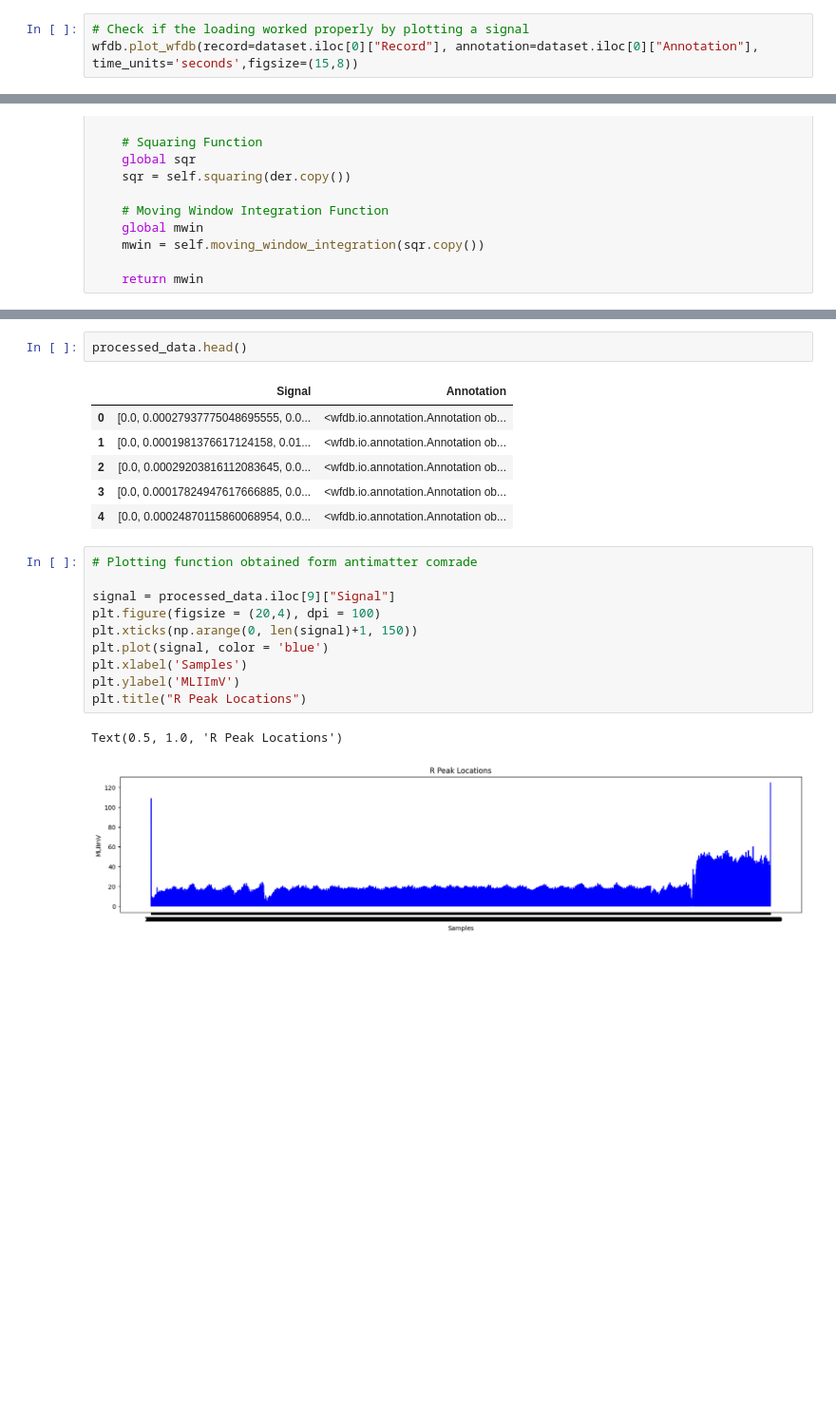
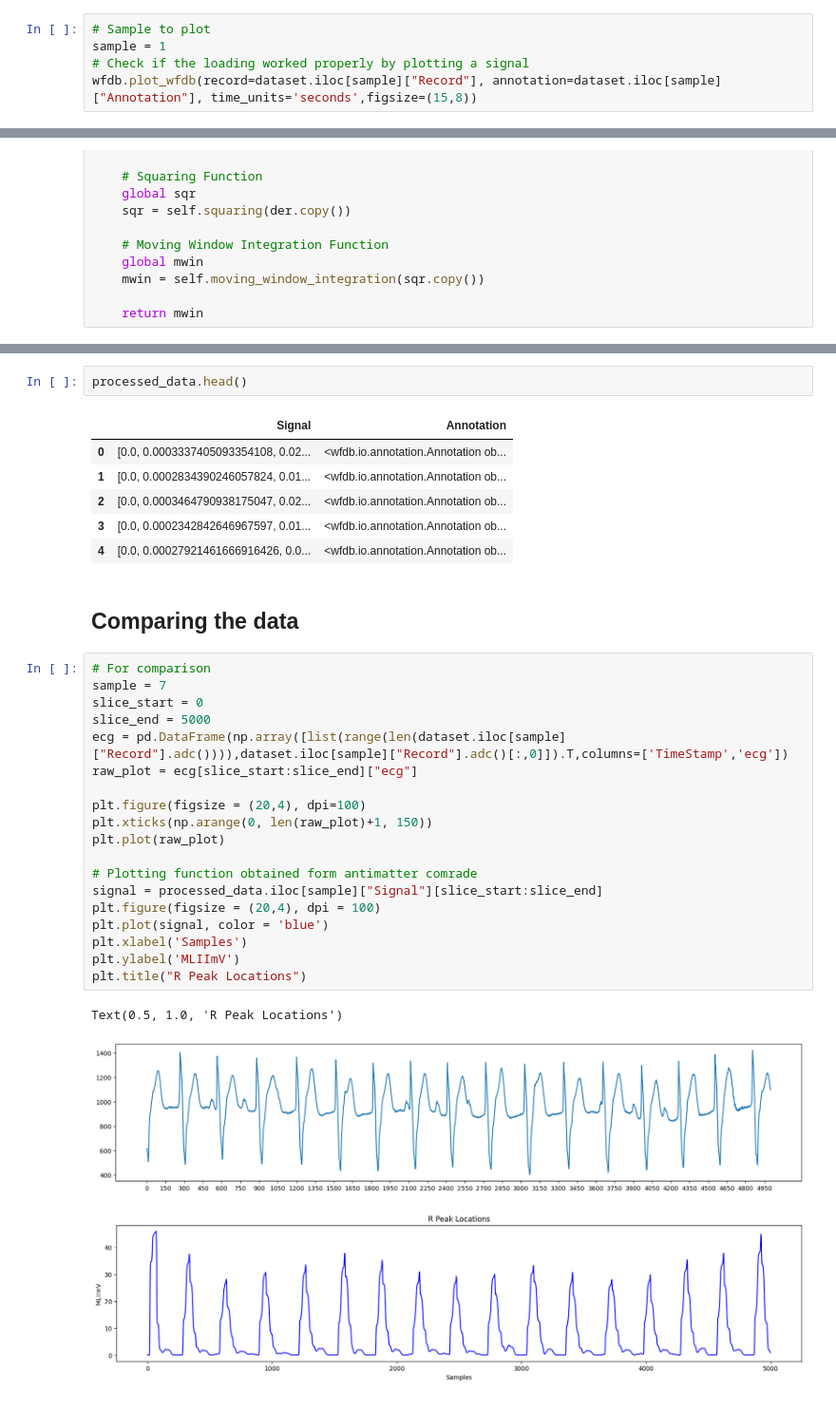
Before and after one commit to Jazhyc/ECG-Classification, a Jupyter notebook: ECG_classification.ipynb, the cells around one changed output, grey strips where cells are left out. Shown at 95% size. Drawn from its saved outputs; the diff is of its cells as text; blank space fills up the shorter version.

Commit message:
Updated Plotting to select certain slice

```diff
--- a/ECG_classification.ipynb
+++ b/ECG_classification.ipynb
@@ -69,4 +72,6 @@ dataset.head()
 # %%
+# Sample to plot
+sample = 1
 # Check if the loading worked properly by plotting a signal
-wfdb.plot_wfdb(record=dataset.iloc[0]["Record"], annotation=dataset.iloc[0]["Annotation"], time_units='seconds',figsize=(15,8))
+wfdb.plot_wfdb(record=dataset.iloc[sample]["Record"], annotation=dataset.iloc[sample]["Annotation"], time_units='seconds',figsize=(15,8))
 # %% [output]
@@ -295,21 +302,33 @@ processed_data = pd.concat(processed_data, ignore_index=True)
 processed_data.head()
 # %% [output]
 |  | Signal | Annotation |
-| 0 | [0.0, 0.00027937775048695555, 0.0... | <wfdb.io.annotation.Annotation ob... |
-| 1 | [0.0, 0.0001981376617124158, 0.01... | <wfdb.io.annotation.Annotation ob... |
-| 2 | [0.0, 0.00029203816112083645, 0.0... | <wfdb.io.annotation.Annotation ob... |
-| 3 | [0.0, 0.00017824947617666885, 0.0... | <wfdb.io.annotation.Annotation ob... |
-| 4 | [0.0, 0.00024870115860068954, 0.0... | <wfdb.io.annotation.Annotation ob... |
+| 0 | [0.0, 0.0003337405093354108, 0.02... | <wfdb.io.annotation.Annotation ob... |
+| 1 | [0.0, 0.0002834390246057824, 0.01... | <wfdb.io.annotation.Annotation ob... |
+| 2 | [0.0, 0.0003464790938175047, 0.02... | <wfdb.io.annotation.Annotation ob... |
+| 3 | [0.0, 0.0002342842646967597, 0.01... | <wfdb.io.annotation.Annotation ob... |
+| 4 | [0.0, 0.00027921461666916426, 0.0... | <wfdb.io.annotation.Annotation ob... |
+# %% [markdown]
+## Comparing the data
 # %%
+# For comparison
+sample = 7
+slice_start = 0
+slice_end = 5000
+ecg = pd.DataFrame(np.array([list(range(len(dataset.iloc[sample]["Record"].adc()))),dataset.iloc[sample]["Record"].adc()[:,0]]).T,columns=['TimeStamp','ecg'])
+raw_plot = ecg[slice_start:slice_end]["ecg"]
+
+plt.figure(figsize = (20,4), dpi=100)
+plt.xticks(np.arange(0, len(raw_plot)+1, 150))
+plt.plot(raw_plot)
+
 # Plotting function obtained form antimatter comrade
-
-signal = processed_data.iloc[9]["Signal"]
+signal = processed_data.iloc[sample]["Signal"][slice_start:slice_end]
 plt.figure(figsize = (20,4), dpi = 100)
-plt.xticks(np.arange(0, len(signal)+1, 150))
 plt.plot(signal, color = 'blue')
 plt.xlabel('Samples')
 plt.ylabel('MLIImV')
 plt.title("R Peak Locations")
 # %% [output]
 Text(0.5, 1.0, 'R Peak Locations')
-[figure, old version]
+[figure, new version]
+[figure, added]
```
Also changed, not shown: parts of 8 cells of this notebook.
